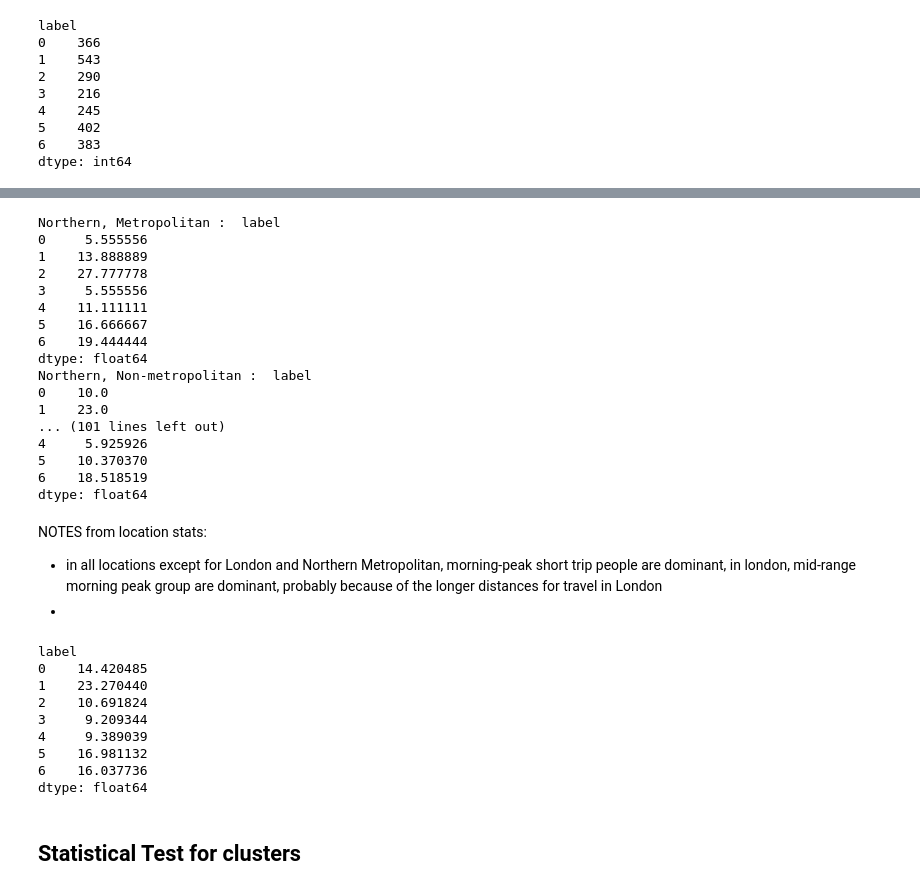
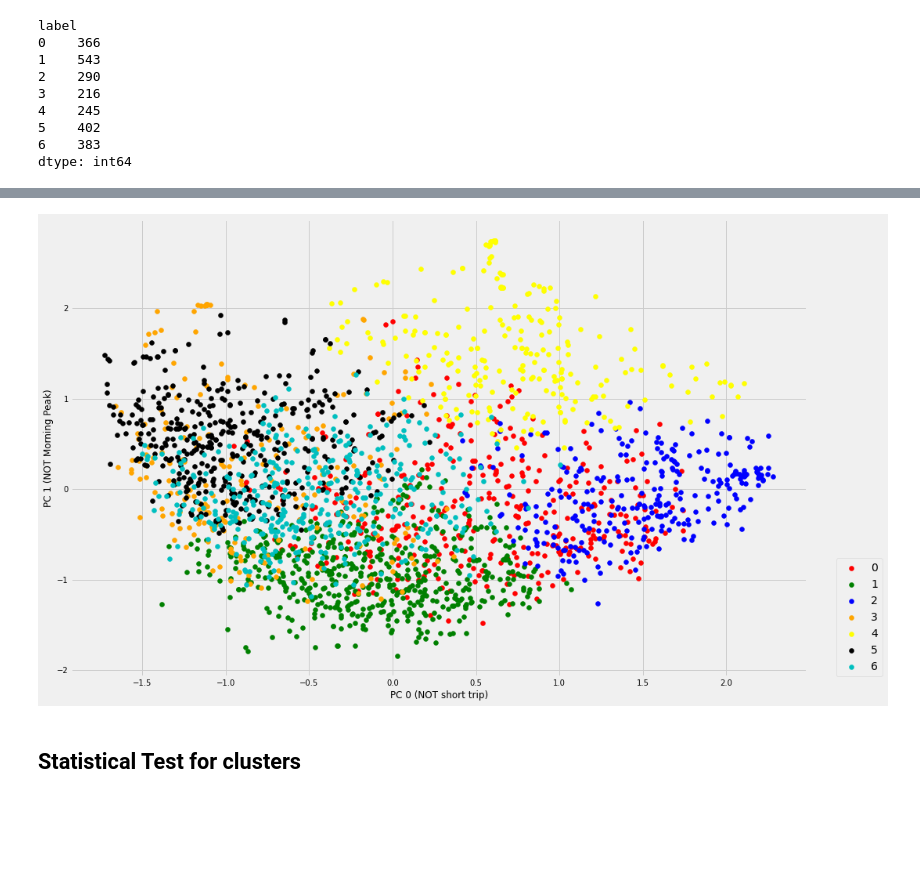
Before and after one commit to arashk1990/covid19mobility, a Jupyter notebook: models/clustering.ipynb, the cells around one changed output, grey strips where cells are left out. Drawn from its saved outputs; the diff is of its cells as text; code cells hidden in the pictures; blank space fills up the shorter version.

Commit message:
adding cluster graphs based on pc0 and pc1

```diff
--- a/models/clustering.ipynb
+++ b/models/clustering.ipynb
@@ -304,9 +304,9 @@ def kplot(pcs,k):
   df = pd.DataFrame(pcs)
   df['label'] = kmeans.labels_
 
-  return df,kmeans.cluster_centers_
+  return df,kmeans.cluster_centers_,kmeans
 # %%
-pc_df,centers = kplot(principalComponents,7)
+pc_df,centers,kmeans = kplot(principalComponents,7)
 # %%
 pd.DataFrame(centers)
 # %% [output]
@@ -387,49 +351,33 @@ Location based analysis
-# %%
-#London
-reg_names = ['Northern, Metropolitan', 'Northern, Non-metropolitan',\
-                  'Yorkshire / Humberside, Metropolitan','Yorkshire / Humberside, Non-metropolitan',\
-                  'East Midlands','East Anglia','South East (no london)','London Boroughs',\
-                  'South West','West Midlands, Metropolitan','West Midlands, Non-metropolitan',\
-                  'North West, Metropolitan','North West, Non-metropolitan']
-for i in range(1,14):
-  reg = f'PSUStatsReg_B01ID_{i}'
-  print(reg_names[i-1],': ',socio[socio[reg]==1].groupby('label').size()/socio[socio[reg]==1]\
-        .shape[0]*100)
-# %% [output]
-Northern, Metropolitan :  label
-0     5.555556
-1    13.888889
-2    27.777778
-3     5.555556
-4    11.111111
-5    16.666667
-6    19.444444
-dtype: float64
-Northern, Non-metropolitan :  label
-0    10.0
-1    23.0
-... (101 lines left out)
-4     5.925926
-5    10.370370
-6    18.518519
-dtype: float64
-# %% [markdown]
-NOTES from location stats:
-- in all locations except for London and Northern Metropolitan, morning-peak short trip people are dominant, in london, mid-range morning peak group are dominant, probably because of the longer distances for travel in London
--
-# %%
-#NON-London
-socio[socio['PSUStatsReg_B01ID_8']==0].groupby('label').size()/2226*100
-# %% [output]
-label
-0    14.420485
-1    23.270440
-2    10.691824
-3     9.209344
-4     9.389039
-5    16.981132
-6    16.037736
-dtype: float64
+# %%
+fte_colors = {
+      0: "red",
+      1: "green",
+      2: "blue",
+      3: 'orange',
+      4: 'yellow',
+      5:'black',
+      6:'c'
+  }
+  # The k-means plot
+
+fig = plt.figure(figsize=(15,10))
+
+u_labels = np.unique(kmeans.labels_)
+km_colors = [fte_colors[label] for label in u_labels]
+
+#plotting based on the first two PC
+ax1 = fig.add_subplot()
+for i in u_labels:
+    ax1.scatter(pc_df[pc_df['label'] == i][0] , pc_df[pc_df['label'] == i][1] ,\
+                label = i,color = km_colors[i])
+
+ax1.set_xlabel('PC 0 (NOT short trip)',fontsize =12)
+ax1.set_ylabel('PC 1 (NOT Morning Peak)',fontsize =12)
+ax1.legend(loc=(1.04, 0))
+ax1.tick_params(axis='x', labelsize= 10)
+ax1.tick_params(axis='y', labelsize= 10)
+# %% [output]
+[figure, added]
 # %% [markdown]
 ## Statistical Test for clusters
 # %%
```
Also changed, not shown: parts of 4 cells of this notebook.
